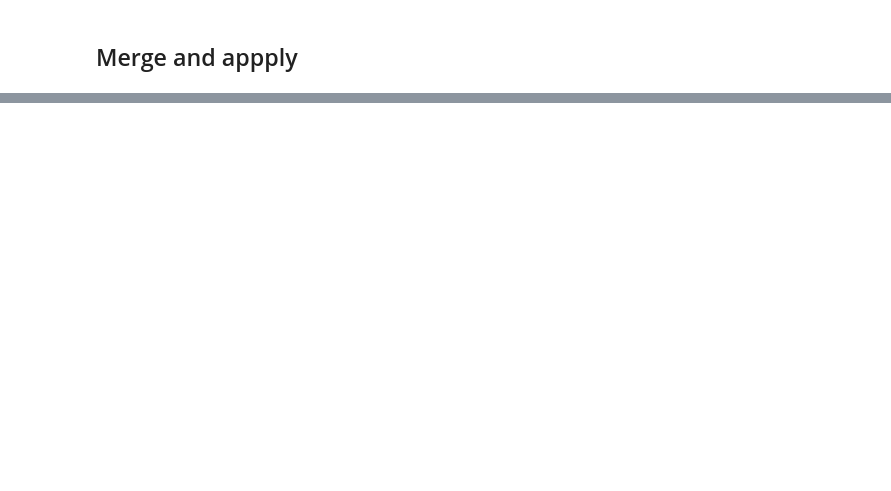
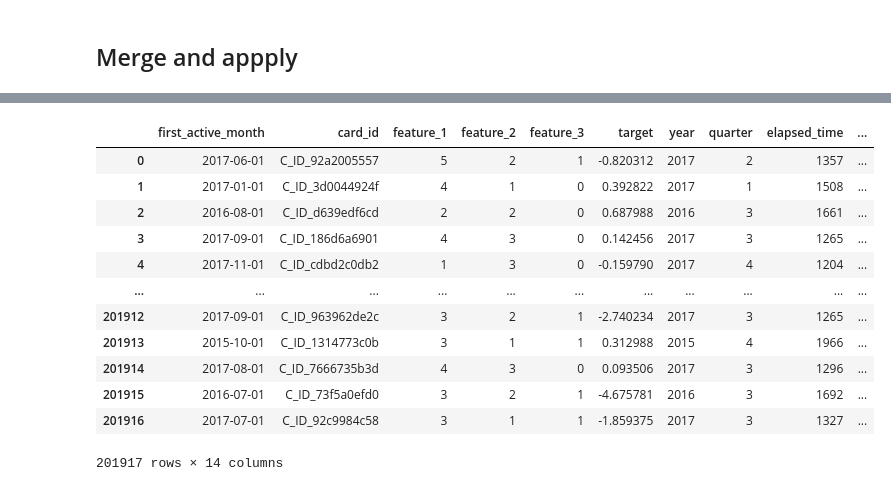
Before and after one commit to human-ai2025/Elo-Merchant-Recommendation, a Jupyter notebook: Feature Engineering/featureEngineeringMMElo.ipynb, the cells around one changed output, grey strips where cells are left out. Cells and saved outputs as stored; diff of their text form; code cells hidden in the pictures; blank space fills up the shorter version.

```diff
--- a/Feature Engineering/featureEngineeringMMElo.ipynb
+++ b/Feature Engineering/featureEngineeringMMElo.ipynb
@@ -307,0 +617,4 @@ newdf
+# %%
+#load train and test
+train = reduce_mem_usage(pd.read_csv("train.csv"))
+test = reduce_mem_usage(pd.read_csv("test.csv"))
@@ -307,0 +658,37 @@ newdf
+# %%
+
+def featureEngineering(df):
+  #some feature engineering based on the main train set features
+  df['first_active_month'] = pd.to_datetime(df['first_active_month'])
+
+  # datetime features
+  df['year'] =  df['first_active_month'].dt.year
+  df['quarter'] = df['first_active_month'].dt.quarter
+  df['elapsed_time'] = (datetime.datetime.today() - df['first_active_month']).dt.days
+
+  # Some basic statistics transformations over the feature_i columns
+  df['feature_sum'] = df['feature_1'] + df['feature_2'] + df['feature_3']
+  df['feature_mean'] = df['feature_sum'] / 3
+  df['feature_max'] = df[['feature_1', 'feature_2', 'feature_3']].max(axis=1)
+  df['feature_min'] = df[['feature_1', 'feature_2', 'feature_3']].min(axis=1)
+  df['feature_std'] = df[['feature_1', 'feature_2', 'feature_3']].std(axis=1)
+
+  return df
+# %%
+train = featureEngineering(train)
+# %%
+train
+# %% [output]
+|  | first_active_month | card_id | feature_1 | feature_2 | feature_3 | target | year | quarter | elapsed_time | ... |
+| 0 | 2017-06-01 | C_ID_92a2005557 | 5 | 2 | 1 | -0.820312 | 2017 | 2 | 1357 | ... |
+| 1 | 2017-01-01 | C_ID_3d0044924f | 4 | 1 | 0 | 0.392822 | 2017 | 1 | 1508 | ... |
+| 2 | 2016-08-01 | C_ID_d639edf6cd | 2 | 2 | 0 | 0.687988 | 2016 | 3 | 1661 | ... |
+| 3 | 2017-09-01 | C_ID_186d6a6901 | 4 | 3 | 0 | 0.142456 | 2017 | 3 | 1265 | ... |
+| 4 | 2017-11-01 | C_ID_cdbd2c0db2 | 1 | 3 | 0 | -0.159790 | 2017 | 4 | 1204 | ... |
+| ... | ... | ... | ... | ... | ... | ... | ... | ... | ... | ... |
+| 201912 | 2017-09-01 | C_ID_963962de2c | 3 | 2 | 1 | -2.740234 | 2017 | 3 | 1265 | ... |
+| 201913 | 2015-10-01 | C_ID_1314773c0b | 3 | 1 | 1 | 0.312988 | 2015 | 4 | 1966 | ... |
+| 201914 | 2017-08-01 | C_ID_7666735b3d | 4 | 3 | 0 | 0.093506 | 2017 | 3 | 1296 | ... |
+| 201915 | 2016-07-01 | C_ID_73f5a0efd0 | 3 | 2 | 1 | -4.675781 | 2016 | 3 | 1692 | ... |
+| 201916 | 2017-07-01 | C_ID_92c9984c58 | 3 | 1 | 1 | -1.859375 | 2017 | 3 | 1327 | ... |
+201917 rows × 14 columns
```
Also changed, not shown: parts of 75 cells of this notebook.
